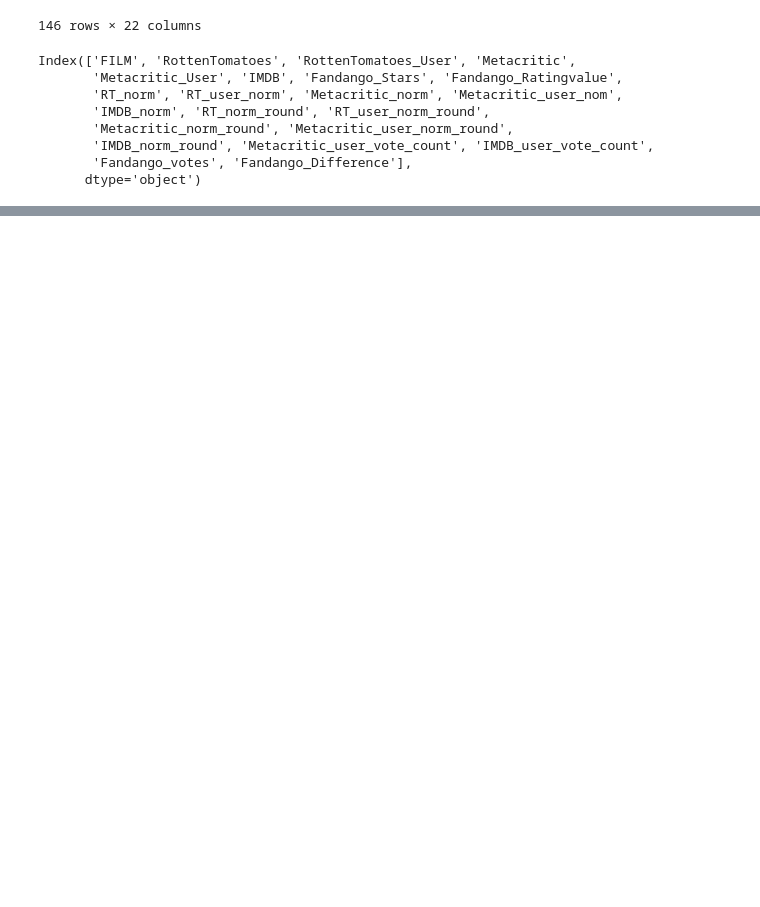
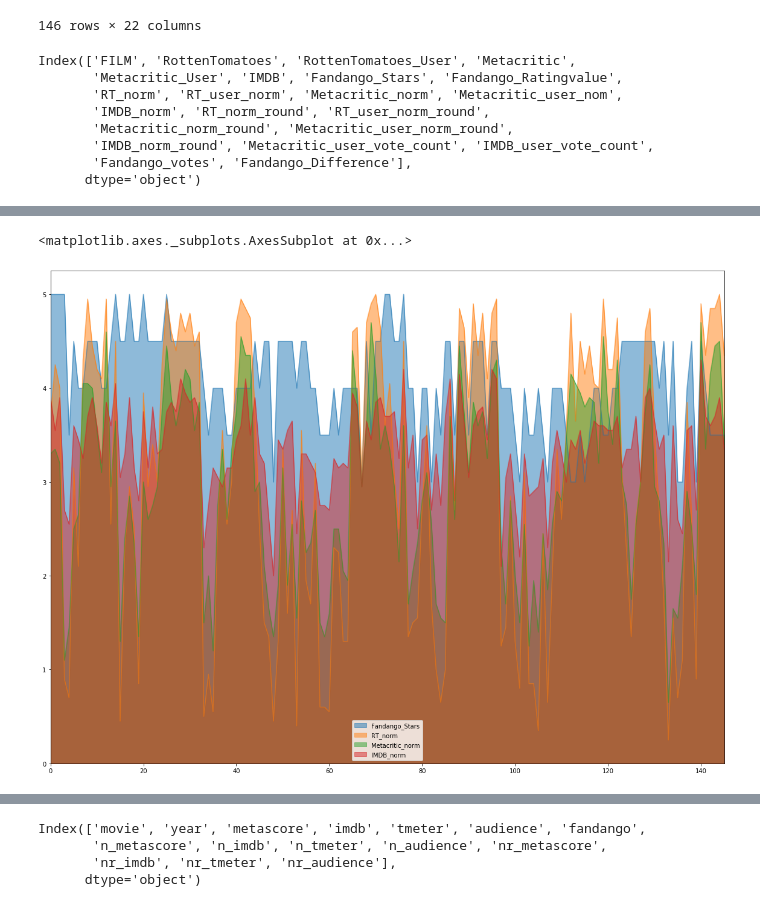
Before and after one commit to ndangalasinh/dataquest_fundago_rating_audit, a Jupyter notebook: fandago_audit.ipynb, the cells around one changed output, grey strips where cells are left out. Saved outputs shown, nothing was run; the diff lists cells and outputs as text; code cells hidden in the pictures; blank space fills up the shorter version.

```diff
--- a/fandago_audit.ipynb
+++ b/fandago_audit.ipynb
@@ -64,0 +71,3 @@ fan_only_15
+# %%
+fan_other_15 = fandango_15[['Fandango_Stars','RT_norm', 'Metacritic_norm','IMDB_norm']]
+fan_other_15
@@ -65,3 +88,8 @@ fan_only_15
+# %%
+fan_other_15.plot.area(figsize=(20,15),stacked = False)
+# %% [output]
+<matplotlib.axes._subplots.AxesSubplot at 0x...>
+[figure, added]
 # %%
 fandango_16_17
 # %% [output]
@@ -78,3 +106,10 @@ fandango_16_17
 | 212 | Zoolander 2 | 2016 | 34 | 4.8 | 23 | 21 | 2.5 | 1.70 | 2.40 | 1.15 | ... |
 | 213 | Zootopia | 2016 | 78 | 8.1 | 98 | 92 | 4.5 | 3.90 | 4.05 | 4.90 | ... |
 214 rows × 15 columns
+# %%
+fandango_16_17.columns
+# %% [output]
+Index(['movie', 'year', 'metascore', 'imdb', 'tmeter', 'audience', 'fandango',
+       'n_metascore', 'n_imdb', 'n_tmeter', 'n_audience', 'nr_metascore',
+       'nr_imdb', 'nr_tmeter', 'nr_audience'],
+      dtype='object')
```
Also changed, not shown: parts of 6 cells of this notebook.
